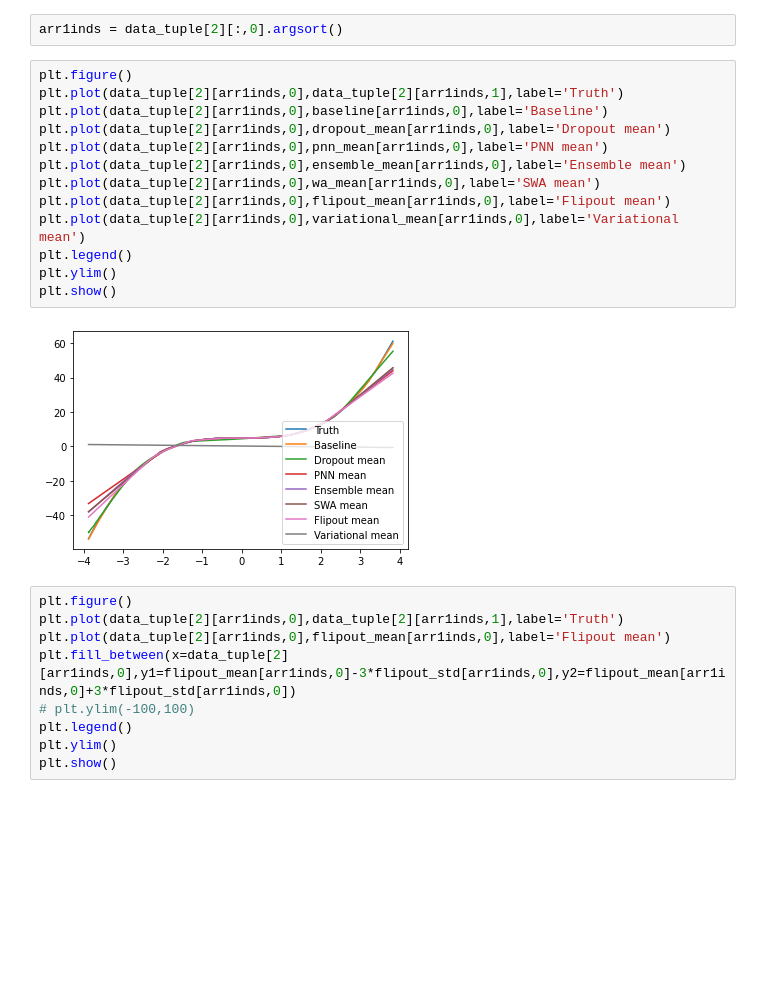
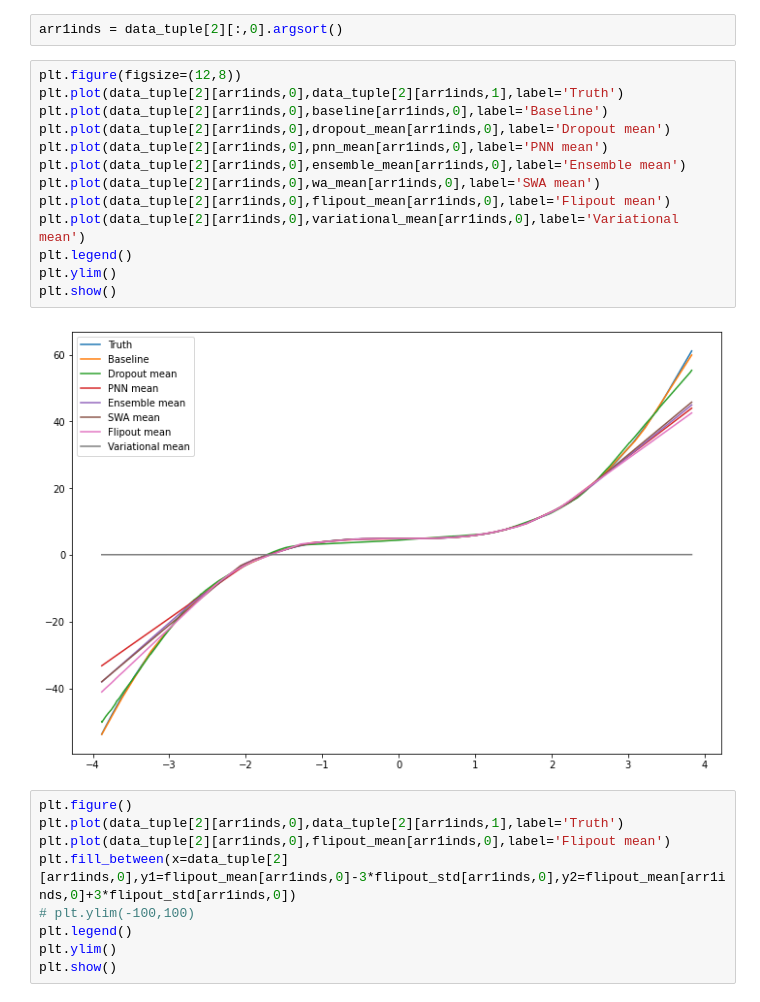
Before and after one commit to Romit-Maulik/Practice, a Jupyter notebook: Generative_Models/UQ/Comparisons.ipynb, the cells around one changed output. Drawn from its saved outputs; the diff is of its cells as text; blank space fills up the shorter version.

```diff
--- a/Generative_Models/UQ/Comparisons.ipynb
+++ b/Generative_Models/UQ/Comparisons.ipynb
@@ -153,20 +135,20 @@ else:
 # %%
 arr1inds = data_tuple[2][:,0].argsort()
 # %%
-plt.figure()
+plt.figure(figsize=(12,8))
 plt.plot(data_tuple[2][arr1inds,0],data_tuple[2][arr1inds,1],label='Truth')
 plt.plot(data_tuple[2][arr1inds,0],baseline[arr1inds,0],label='Baseline')
 plt.plot(data_tuple[2][arr1inds,0],dropout_mean[arr1inds,0],label='Dropout mean')
 plt.plot(data_tuple[2][arr1inds,0],pnn_mean[arr1inds,0],label='PNN mean')
 plt.plot(data_tuple[2][arr1inds,0],ensemble_mean[arr1inds,0],label='Ensemble mean')
 plt.plot(data_tuple[2][arr1inds,0],wa_mean[arr1inds,0],label='SWA mean')
 plt.plot(data_tuple[2][arr1inds,0],flipout_mean[arr1inds,0],label='Flipout mean')
 plt.plot(data_tuple[2][arr1inds,0],variational_mean[arr1inds,0],label='Variational mean')
 plt.legend()
 plt.ylim()
 plt.show()
 # %% [output]
-[figure, old version]
+[figure, new version]
 # %%
 plt.figure()
 plt.plot(data_tuple[2][arr1inds,0],data_tuple[2][arr1inds,1],label='Truth')
```
Also changed, not shown: parts of 3 cells of this notebook, 5 other files.
